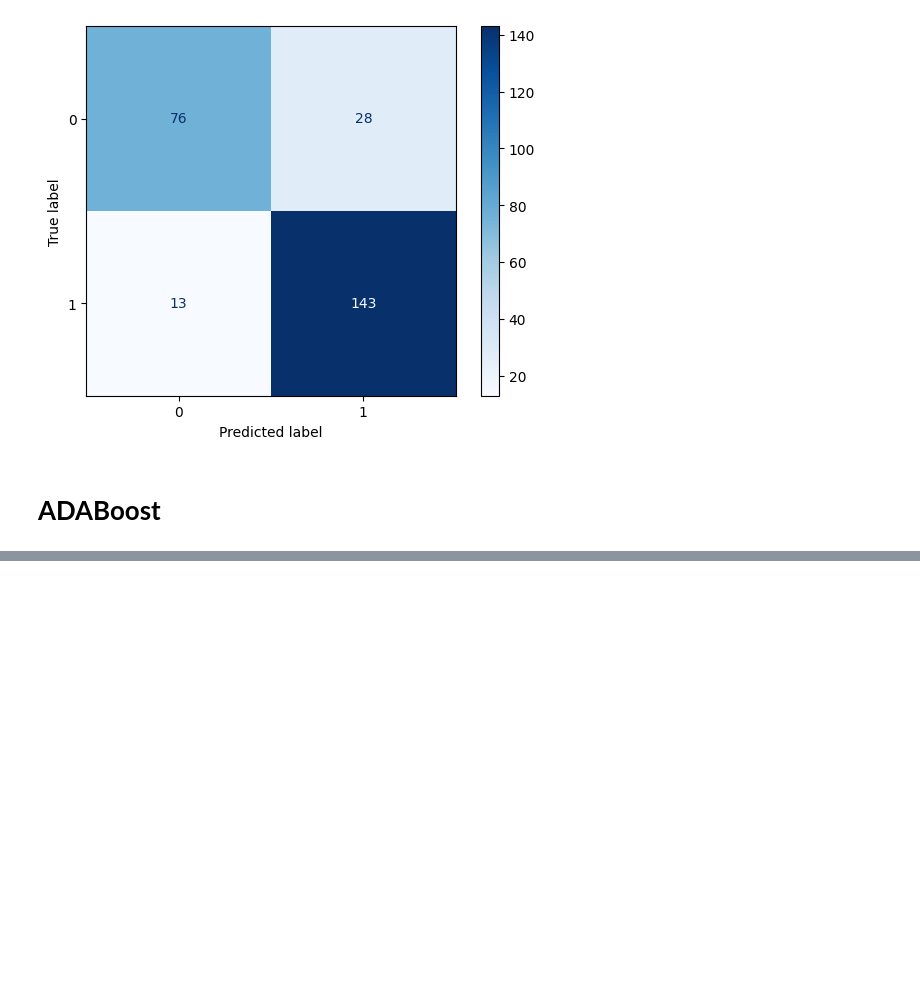
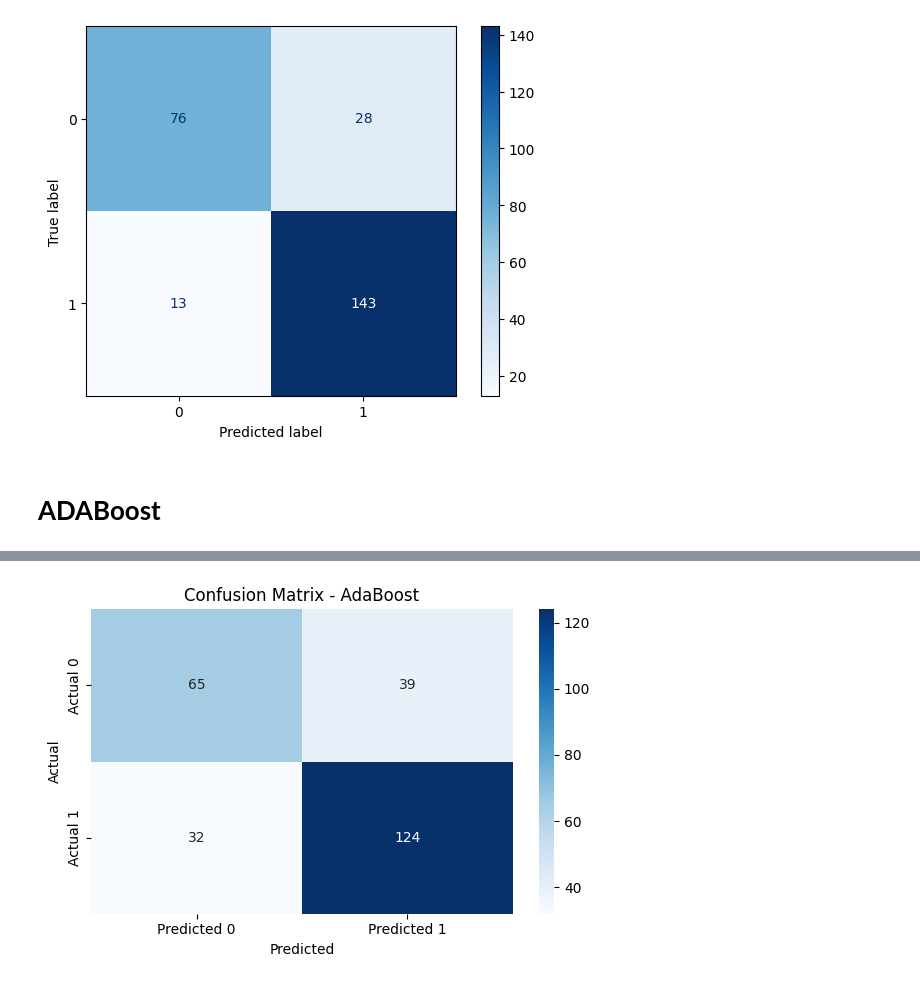
Before and after one commit to samiha-mahin/Water-Quality-Monitoring-QPAIN-2025, a Jupyter notebook: WQ_XG_ADA_SVM.ipynb, the cells around one changed output, grey strips where cells are left out. Drawn from its saved outputs; the diff is of its cells as text; code cells hidden in the pictures; blank space fills up the shorter version.

```diff
--- a/WQ_XG_ADA_SVM.ipynb
+++ b/WQ_XG_ADA_SVM.ipynb
@@ -215,3 +215,85 @@ weighted avg       0.84      0.84      0.84       260
 [figure]
 # %% [markdown]
 # **ADABoost**
+# %%
+# 1. Import libraries
+import pandas as pd
+import matplotlib.pyplot as plt
+import seaborn as sns
+
+from sklearn.model_selection import train_test_split, GridSearchCV
+from sklearn.preprocessing import StandardScaler
+from sklearn.metrics import accuracy_score, classification_report, confusion_matrix, precision_score, recall_score, f1_score
+
+from sklearn.ensemble import AdaBoostClassifier
+from sklearn.tree import DecisionTreeClassifier
+
+# 2. Load dataset
+df = pd.read_csv('resampled_SMOTEENN.csv')
+print("Dataset shape:", df.shape)
+print("First 5 rows:\n", df.head())
+print("Class distribution:\n", df.iloc[:, -1].value_counts())
+
+# 3. Feature and label separation
+X = df.iloc[:, :-1]
+y = df.iloc[:, -1]
+
+# 4. Feature scaling
+scaler = StandardScaler()
+X_scaled = scaler.fit_transform(X)
+
+# 5. Train-test split
+X_train, X_test, y_train, y_test = train_test_split(
+    X_scaled, y, test_size=0.2, random_state=42, stratify=y
+)
+
+# 6. Define parameter grid (fixed 'estimator' name)
+param_grid_ada = {
+    'n_estimators': [50, 100, 200],
+    'learning_rate': [0.01, 0.1, 1],
+    'estimator': [DecisionTreeClassifier(max_depth=1), DecisionTreeClassifier(max_depth=2)]
+}
+
+# 7. Initialize AdaBoost classifier
+ada = AdaBoostClassifier(random_state=42)
+
+# 8. GridSearchCV
+grid_search_ada = GridSearchCV(estimator=ada,
+                               param_grid=param_grid_ada,
+                               cv=10,
+                               scoring='accuracy',
+                               n_jobs=-1)
+grid_search_ada.fit(X_train, y_train)
+
+# 9. Predict with best model
+best_model = grid_search_ada.best_estimator_
+y_pred_ada = best_model.predict(X_test)
+
+# 10. Evaluation
+accuracy = accuracy_score(y_test, y_pred_ada)
+precision = precision_score(y_test, y_pred_ada)
+recall = recall_score(y_test, y_pred_ada)
+f1 = f1_score(y_test, y_pred_ada)
+
+print("\n--- AdaBoost Best Parameters ---")
+print(grid_search_ada.best_params_)
+
+print("\n--- AdaBoost Evaluation ---")
+print(f"Accuracy  : {accuracy:.4f}")
+print(f"Precision : {precision:.4f}")
+print(f"Recall    : {recall:.4f}")
+print(f"F1 Score  : {f1:.4f}")
+print("\nClassification Report:\n", classification_report(y_test, y_pred_ada))
+
+# 11. Confusion Matrix Plot
+conf_mat = confusion_matrix(y_test, y_pred_ada)
+plt.figure(figsize=(6, 4))
+sns.heatmap(conf_mat, annot=True, fmt='d', cmap='Blues',
+            xticklabels=['Predicted 0', 'Predicted 1'],
+            yticklabels=['Actual 0', 'Actual 1'])
+plt.title('Confusion Matrix - AdaBoost')
+plt.xlabel('Predicted')
+plt.ylabel('Actual')
+plt.tight_layout()
+plt.show()
+# %% [output]
@@ -217,0 +317 @@ weighted avg       0.84      0.84      0.84       260
+[figure, added]
```
Also changed, not shown: parts of 3 cells of this notebook.
